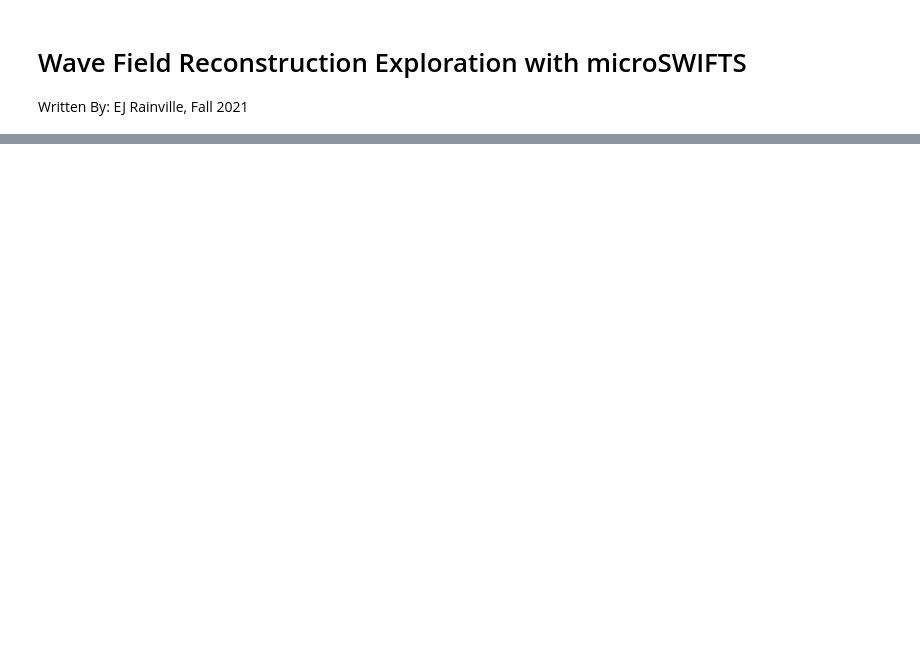
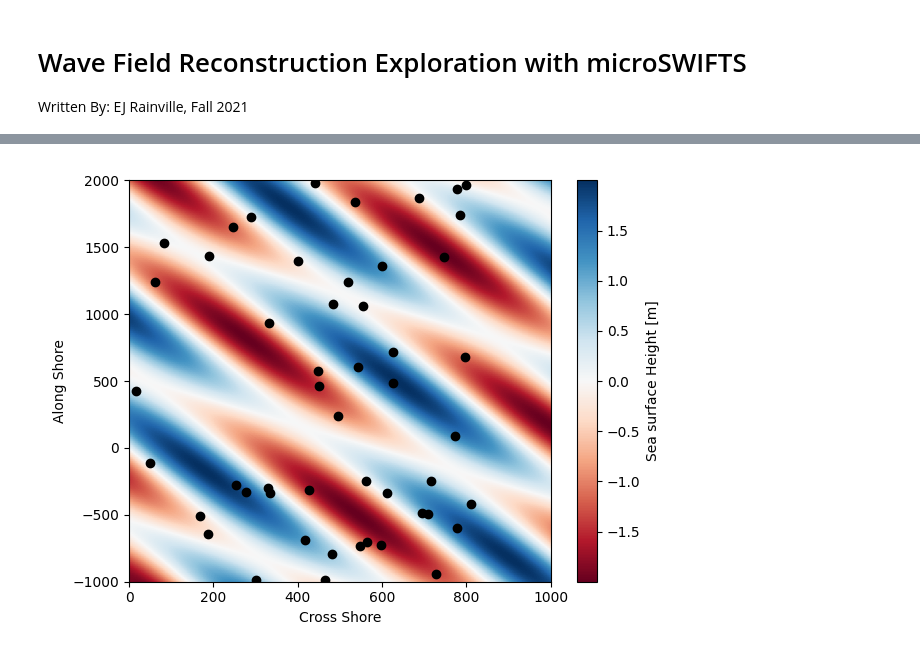
Before and after one commit to SASlabgroup/DUNEXMainExp, a Jupyter notebook: analysis/waveFieldReconstruction-exploration.ipynb, the cells around one changed output, grey strips where cells are left out. Cells and saved outputs as stored; diff of their text form; code cells hidden in the pictures; blank space fills up the shorter version.

Commit message:
Started adding wave field reconstruction methods and updated the environment becasue of it.

```diff
--- a/analysis/waveFieldReconstruction-exploration.ipynb
+++ b/analysis/waveFieldReconstruction-exploration.ipynb
@@ -54,0 +54,34 @@ plt.tight_layout()
+# %%
+# Randomly Seed the wave field with fake drifters
+def drifterSample(x, y, num_microSWFITs):
+    drift_ind_x = np.floor(np.random.rand(num_microSWFITs) * x.shape[0]).astype(int)
+    drift_ind_y = np.floor(np.random.rand(num_microSWFITs) * y.shape[0]).astype(int)
+    x_drift_loc = x[drift_ind_x]
+    y_drift_loc = y[drift_ind_y]
+    eta_meas = eta[drift_ind_y,drift_ind_x]
+    return x_drift_loc, y_drift_loc, eta_meas
+
+# Define number of drifters
+num_microSWIFTs = 50
+
+# Compute drifter locations and seasurface measurements
+x_drift_loc, y_drift_loc, eta_meas = drifterSample(x, y, num_microSWIFTs)
+
+# Plot location of random Drifters
+# Plot the Ocean Surface function
+fig_surface_drift, ax = plt.subplots()
+# Plot surface contour map
+map = ax.pcolor(x_grid, y_grid, eta, cmap='RdBu', shading='auto')
+ax.scatter(x_drift_loc, y_drift_loc, color='k')
+ax.set_xlabel('Cross Shore')
+ax.set_ylabel('Along Shore')
+# ax.axis('equal')
+ax.set_xlim(x[0], x[-1])
+ax.set_ylim(y[0], y[-1])
+cbar = fig_surface.colorbar(map, ax=ax)
+cbar.ax.set_ylabel('Sea surface Height [m]')
+
+# Figure Properties
+plt.tight_layout()
+# %% [output]
+[figure, added]
```
Also changed, not shown: parts of 3 cells of this notebook, 1 other file.
